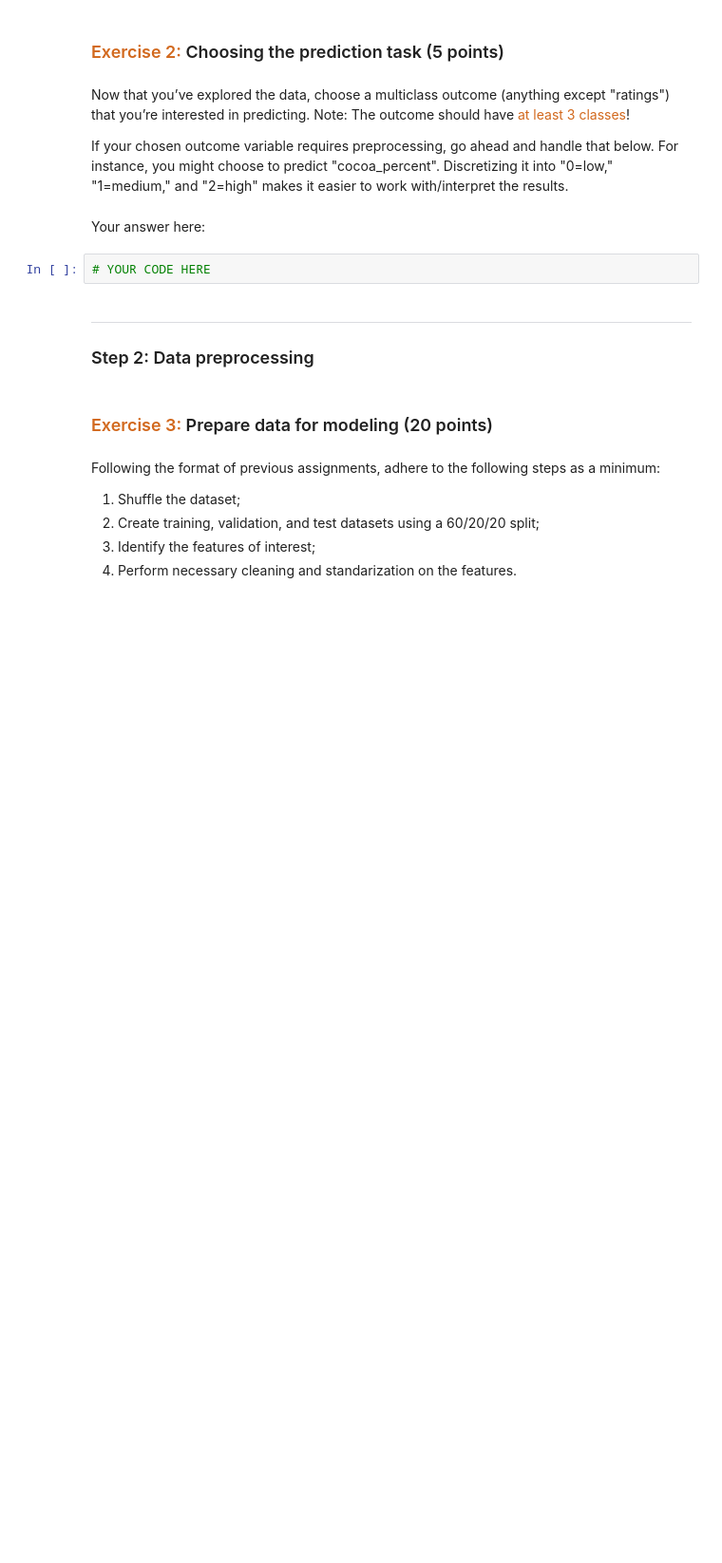
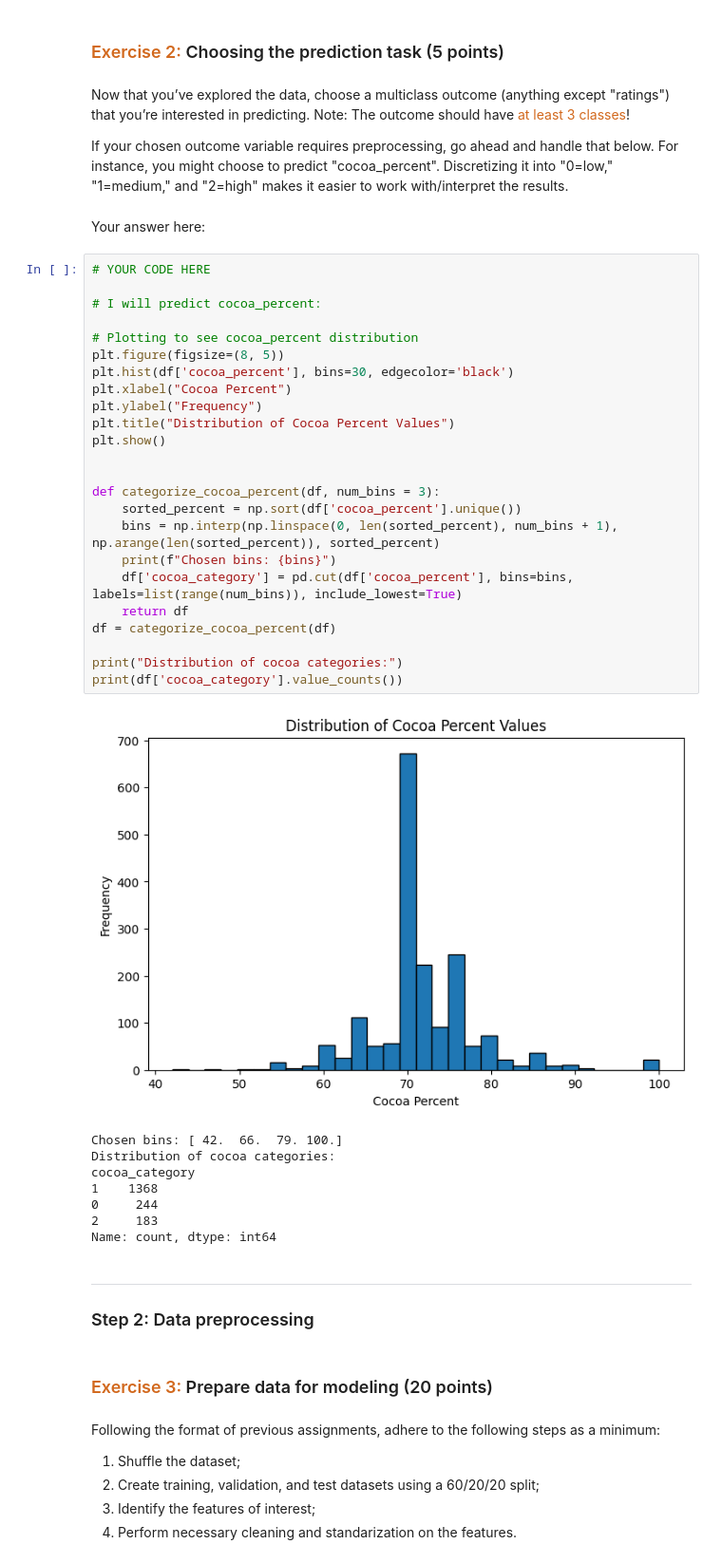
Before and after one commit to aagarwal17/datasci-207-arun, a Jupyter notebook: assignments/05 Multiclass classification.ipynb, the cells around one changed output. Shown at 95% size. Cells and saved outputs as stored; diff of their text form; blank space fills up the shorter version.

```diff
--- a/assignments/05 Multiclass classification.ipynb
+++ b/assignments/05 Multiclass classification.ipynb
@@ -180,6 +229,37 @@ If your chosen outcome variable requires preprocessing, go ahead and handle that
 Your answer here:
 # %%
 # YOUR CODE HERE
+
+# I will predict cocoa_percent:
+
+# Plotting to see cocoa_percent distribution
+plt.figure(figsize=(8, 5))
+plt.hist(df['cocoa_percent'], bins=30, edgecolor='black')
+plt.xlabel("Cocoa Percent")
+plt.ylabel("Frequency")
+plt.title("Distribution of Cocoa Percent Values")
+plt.show()
+
+
+def categorize_cocoa_percent(df, num_bins = 3):
+    sorted_percent = np.sort(df['cocoa_percent'].unique())
+    bins = np.interp(np.linspace(0, len(sorted_percent), num_bins + 1), np.arange(len(sorted_percent)), sorted_percent)
+    print(f"Chosen bins: {bins}")
+    df['cocoa_category'] = pd.cut(df['cocoa_percent'], bins=bins, labels=list(range(num_bins)), include_lowest=True)
+    return df
+df = categorize_cocoa_percent(df)
+
+print("Distribution of cocoa categories:")
+print(df['cocoa_category'].value_counts())
+# %% [output]
+[figure, added]
+Chosen bins: [ 42.  66.  79. 100.]
+Distribution of cocoa categories:
+cocoa_category
+1    1368
+0     244
+2     183
+Name: count, dtype: int64
 # %% [markdown]
 ---
 ### Step 2: Data preprocessing
```
Also changed, not shown: parts of 49 cells of this notebook.
